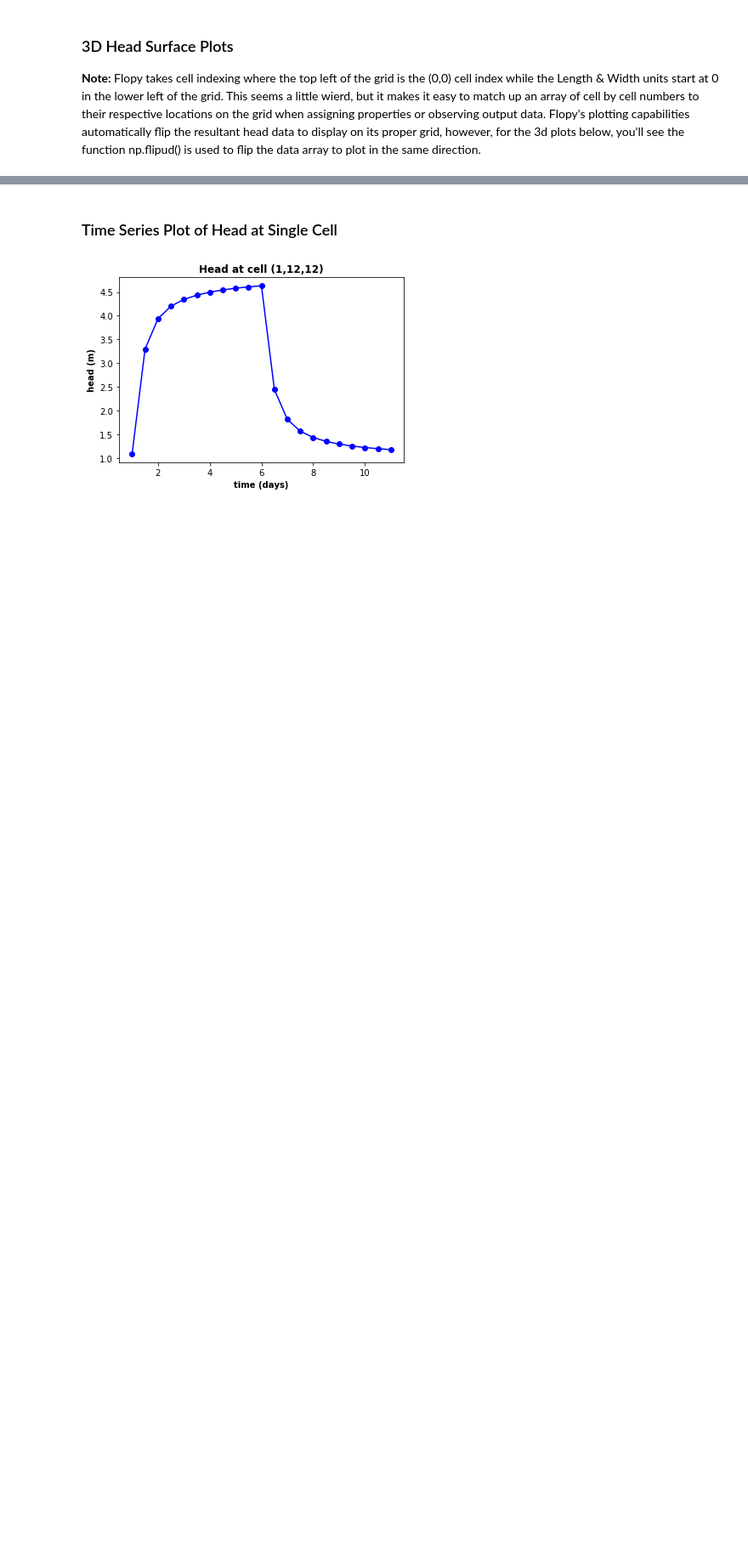
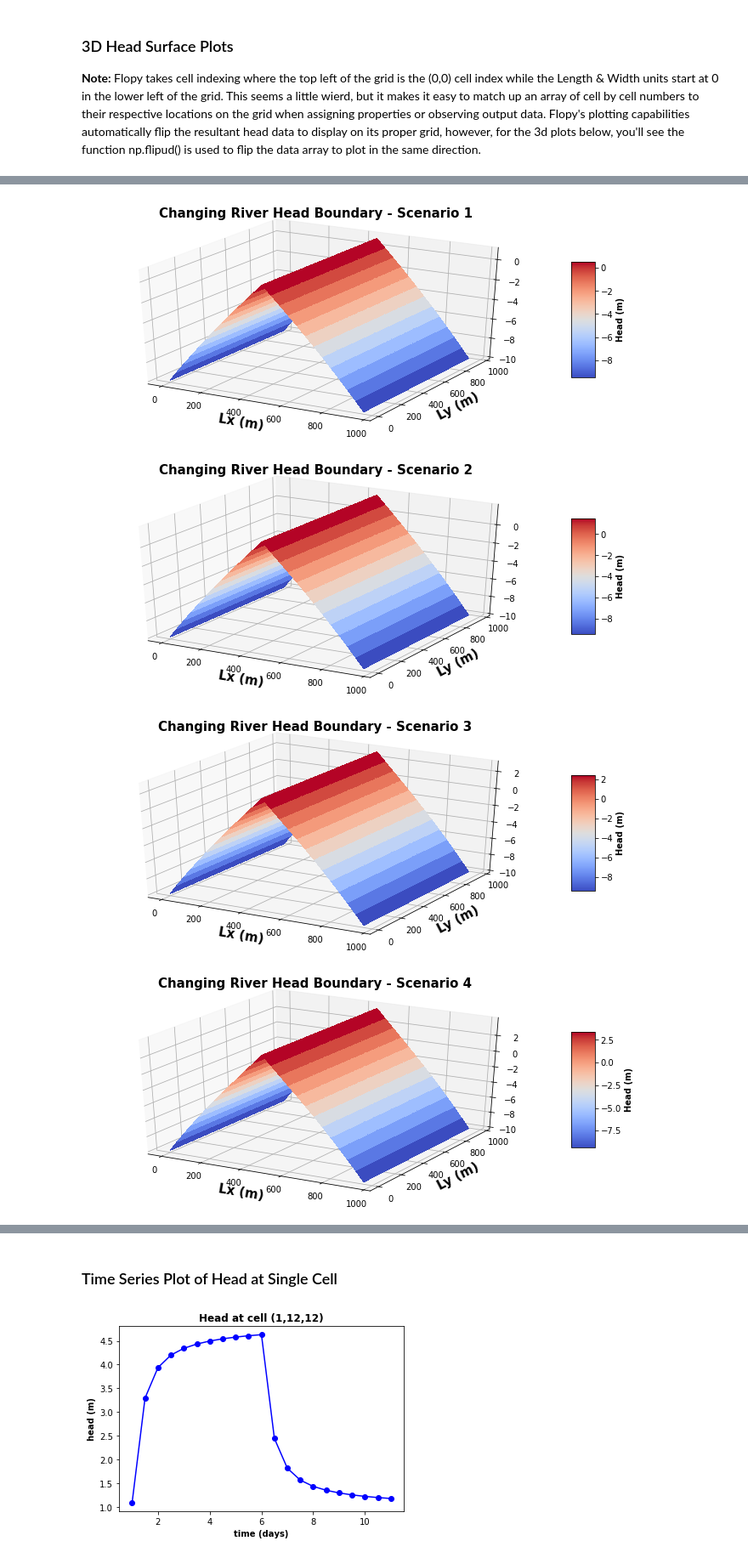
Before and after one commit to GW-Modeling-Group-1/Homework-8-Streams, a Jupyter notebook: amandas_stuff/Triplett_HW8_Group1.ipynb, the cells around one changed output, grey strips where cells are left out. Shown at 85% size. Drawn from its saved outputs; the diff is of its cells as text; code cells hidden in the pictures; blank space fills up the shorter version.

```diff
--- a/amandas_stuff/Triplett_HW8_Group1.ipynb
+++ b/amandas_stuff/Triplett_HW8_Group1.ipynb
@@ -526,0 +526,28 @@ for i in range(len(times)):
+# %%
+#import 3d axes toolkit from matplotlib
+from mpl_toolkits.mplot3d import Axes3D
+
+#set X, Y, Z variables for 3d plot to be our model domain and head solution
+X = np.arange(0,Lx,dx)
+Y = np.arange(0,Ly,dy)
+X, Y = np.meshgrid(X, Y)
+
+#create a figure for every time
+for scenario in range(0,10):
+    #create 3d figure
+    fig_3d = plt.figure(figsize=(12,5)) #create a figure instance
+    ax = fig_3d.gca(projection='3d') #set an axes with 3d properties
+    Z = np.flipud(head3['run%s'%(scenario)][0]) #head matrix is flipped to display properly
+
+    #create surface and labels
+    surf = ax.plot_surface(X,Y,Z, cmap = plt.cm.coolwarm, linewidth=0, antialiased=False, label='head') #plot head surface
+    fig_3d.colorbar(surf,shrink=0.5,aspect=5).set_label('Head (m)',fontsize=10,fontweight='bold') #set colorbar
+    ax.set_xlabel('Lx (m)', fontsize=15, fontweight='bold')
+    ax.set_ylabel('Ly (m)', fontsize=15, fontweight='bold')
+    ax.set_title('Changing River Head Boundary - Scenario %s'%(scenario+1), fontsize=15, fontweight='bold')
+    plt.show(surf)
+# %% [output]
+[figure, added]
+[figure, added]
+[figure, added]
+[figure, added]
```
Also changed, not shown: parts of 15 cells of this notebook.
